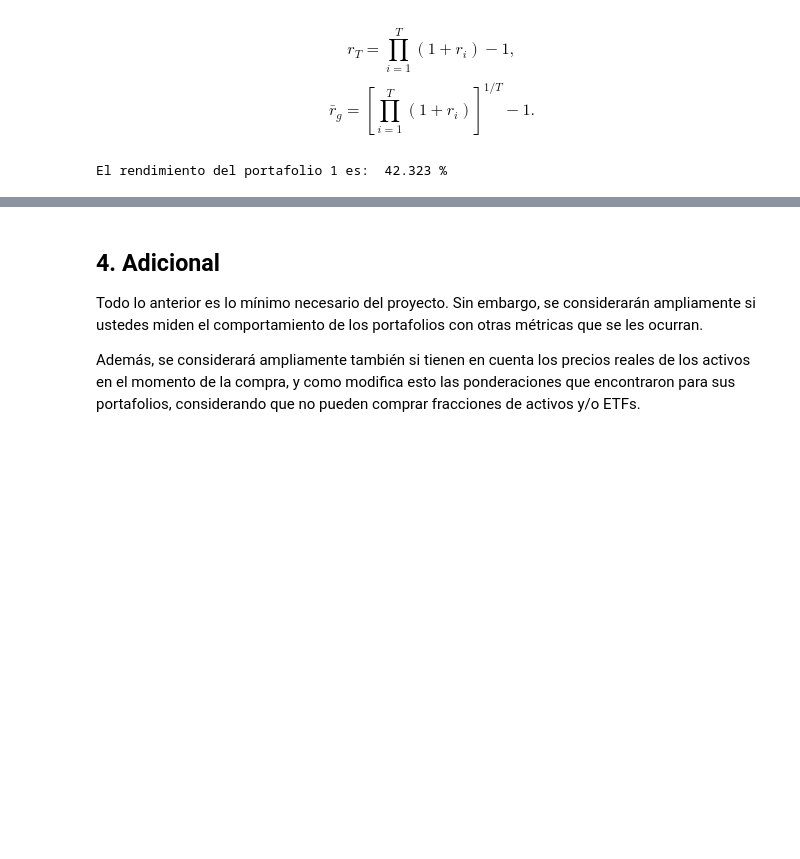
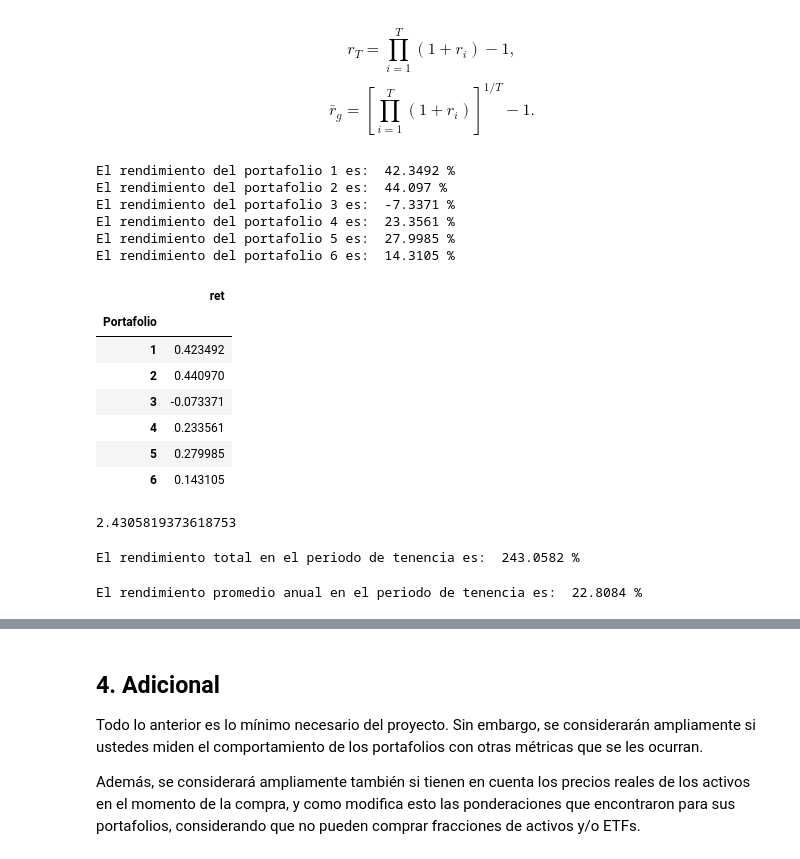
Before and after one commit to MontseOP/Proyecto_Portafolios, a Jupyter notebook: Proyecto Ortiz-Palacios.ipynb, the cells around one changed output, grey strips where cells are left out. Saved outputs shown, nothing was run; the diff lists cells and outputs as text; code cells hidden in the pictures; blank space fills up the shorter version.

```diff
--- a/Proyecto Ortiz-Palacios.ipynb
+++ b/Proyecto Ortiz-Palacios.ipynb
@@ -352,12 +352,57 @@ r20 = closes_2021.iloc[[0, -1]]
 p15 = pd.DataFrame(data =(r15.iloc[-1] / r15.iloc[0] - 1), columns = ['Rend']).append(pd.Series(rf_2015*252,
                                                                             index =['Rend'], name = 'rf'))
 r_1 = p15.to_numpy().flatten().dot(w_2015.to_numpy().flatten())
-print('El rendimiento del portafolio 1 es: ', round(r_1,4), '%')
-# %% [output]
-El rendimiento del portafolio 1 es:  42.323 %
 # %%
-p16 = pd.DataFrame((r16.iloc[-1] / r16.iloc[0] - 1) * 100)
-p17 = pd.DataFrame((r17.iloc[-1] / r17.iloc[0] - 1) * 100)
-p18 = pd.DataFrame((r18.iloc[-1] / r18.iloc[0] - 1) * 100)
-p19 = pd.DataFrame((r19.iloc[-1] / r19.iloc[0] - 1) * 100)
-p20 = pd.DataFrame((r20.iloc[-1] / r20.iloc[0] - 1) * 100)
+p16 = pd.DataFrame(data =(r16.iloc[-1] / r16.iloc[0] - 1), columns = ['Rend']).append(pd.Series(rf_2016*252,
+                                                                            index =['Rend'], name = 'rf'))
+p17 = pd.DataFrame(data =(r17.iloc[-1] / r17.iloc[0] - 1), columns = ['Rend']).append(pd.Series(rf_2017*252,
+                                                                            index =['Rend'], name = 'rf'))
+p18 = pd.DataFrame(data =(r18.iloc[-1] / r18.iloc[0] - 1), columns = ['Rend']).append(pd.Series(rf_2018*252,
+                                                                            index =['Rend'], name = 'rf'))
+p19 = pd.DataFrame(data =(r19.iloc[-1] / r19.iloc[0] - 1), columns = ['Rend']).append(pd.Series(rf_2019*252,
+                                                                            index =['Rend'], name = 'rf'))
+p20 = pd.DataFrame(data =(r20.iloc[-1] / r20.iloc[0] - 1), columns = ['Rend']).append(pd.Series(rf_2020*252,
+                                                                            index =['Rend'], name = 'rf'))
+# %%
+r_2 = p16.to_numpy().flatten().dot(w_2016.to_numpy().flatten())
+r_3 = p17.to_numpy().flatten().dot(w_2017.to_numpy().flatten())
+r_4 = p18.to_numpy().flatten().dot(w_2018.to_numpy().flatten())
+r_5 = p19.to_numpy().flatten().dot(w_2019.to_numpy().flatten())
+r_6 = p20.to_numpy().flatten().dot(w_2020.to_numpy().flatten())
+# %%
+print('El rendimiento del portafolio 1 es: ', round(r_1,4), '%')
+print('El rendimiento del portafolio 2 es: ', round(r_2,4), '%')
+print('El rendimiento del portafolio 3 es: ', round(r_3,4), '%')
+print('El rendimiento del portafolio 4 es: ', round(r_4,4), '%')
+print('El rendimiento del portafolio 5 es: ', round(r_5,4), '%')
+print('El rendimiento del portafolio 6 es: ', round(r_6,4), '%')
+# %% [output]
+El rendimiento del portafolio 1 es:  42.3492 %
+El rendimiento del portafolio 2 es:  44.097 %
+El rendimiento del portafolio 3 es:  -7.3371 %
+El rendimiento del portafolio 4 es:  23.3561 %
+El rendimiento del portafolio 5 es:  27.9985 %
+El rendimiento del portafolio 6 es:  14.3105 %
+# %%
+tabla = pd.DataFrame(columns = ['ret'], index = range(1, 7))
+tabla.index.name = 'Portafolio'
+tabla['ret'] = [r_1/100, r_2/100, r_3/100, r_4/100, r_5/100, r_6/100]
+tabla
+# %% [output]
+|  | ret |
+| Portafolio |  |
+| 1 | 0.423492 |
+| 2 | 0.440970 |
+| 3 | -0.073371 |
+| 4 | 0.233561 |
+| 5 | 0.279985 |
+| 6 | 0.143105 |
+# %%
+r_T = (1 + tabla["ret"]).prod()-1
+r_T
+# %% [output]
+2.4305819373618753
+# %%
+print('El rendimiento total en el periodo de tenencia es: ', round(r_T*100,4), '%')
+# %% [output]
+El rendimiento total en el periodo de tenencia es:  243.0582 %
@@ -363,0 +411,4 @@ p20 = pd.DataFrame((r20.iloc[-1] / r20.iloc[0] - 1) * 100)
+# %%
+print('El rendimiento promedio anual en el periodo de tenencia es: ', round(r_g*100,4), '%')
+# %% [output]
+El rendimiento promedio anual en el periodo de tenencia es:  22.8084 %
```
Also changed, not shown: parts of 9 cells of this notebook.
